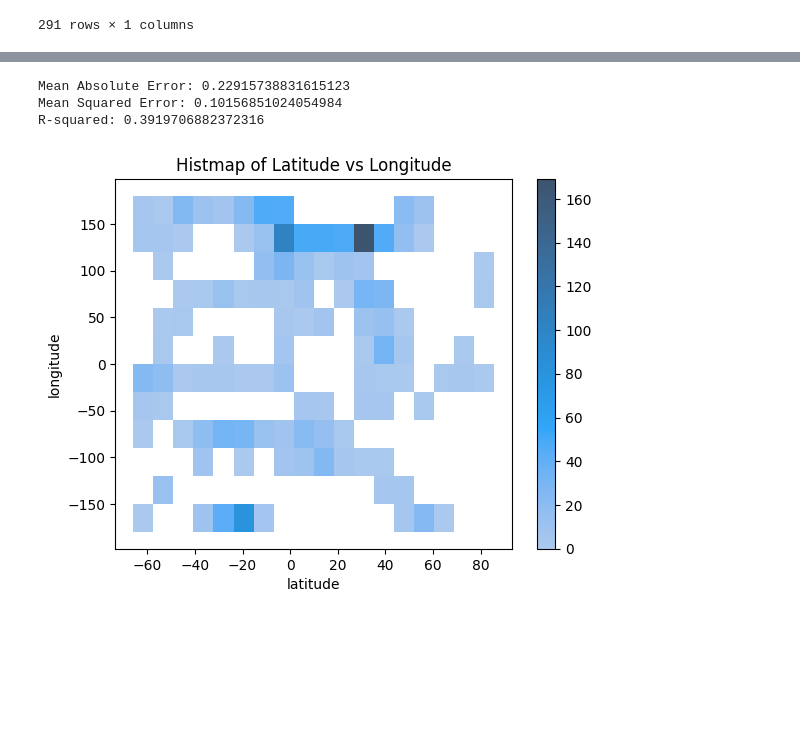
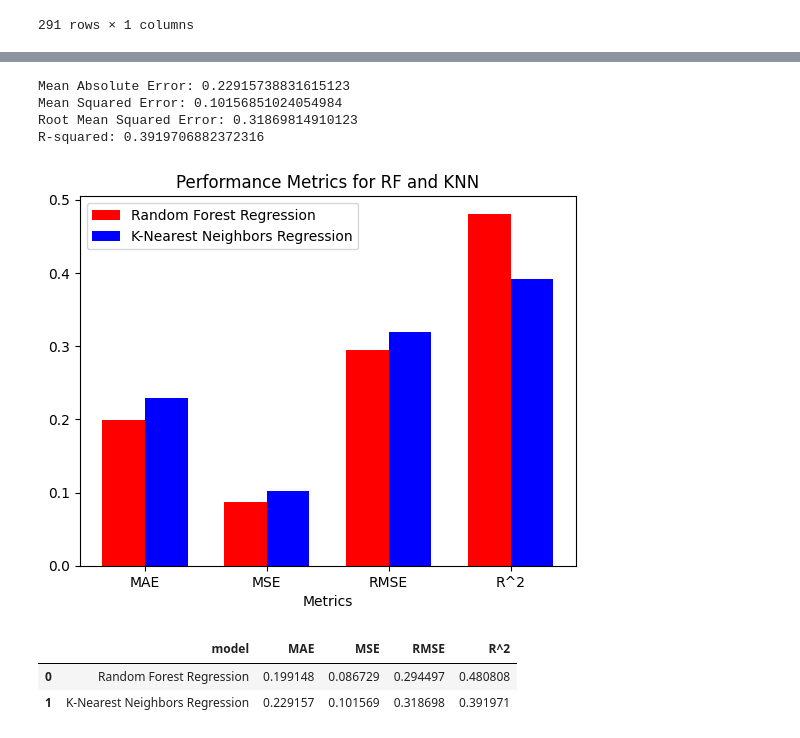
Before and after one commit to Sickachu01/EarthQuakePrediction, a Jupyter notebook: Prediction_Model_EarthQuake.ipynb, the cells around one changed output, grey strips where cells are left out. Drawn from its saved outputs; the diff is of its cells as text; code cells hidden in the pictures; blank space fills up the shorter version.

Commit message:
add model

```diff
--- a/Prediction_Model_EarthQuake.ipynb
+++ b/Prediction_Model_EarthQuake.ipynb
@@ -127,0 +110,3 @@ array([4.758 , 4.873 , 4.543 , 5.121 , 5.756 , 4.908 , 5.634 , 4.837 ,
+# %%
+y_rf_pred = rf.predict(X_test)
+y_rf_pred
@@ -160,5 +166,4 @@ R-squared: 0.4684679056564197
 # %%
 from sklearn.neighbors import KNeighborsRegressor
-model = KNeighborsRegressor(n_neighbors=25)
-model.fit(X_train, y_train)
-y_pred_K = model.predict(X_test)
+knn = KNeighborsRegressor(n_neighbors=25)
+knn.fit(X_train, y_train)
@@ -184,0 +172,3 @@ array([[4.936 ],
+# %%
+y_knn_pred = knn.predict(X_test)
+y_knn_pred
@@ -185,24 +193,51 @@ array([[4.936 ],
 # %%
 from sklearn.metrics import mean_absolute_error, mean_squared_error, r2_score
 
-mae = mean_absolute_error(y_test, y_pred_K)
-mse = mean_squared_error(y_test, y_pred_K)
-r2 = r2_score(y_test, y_pred_K)
+knn_mae = mean_absolute_error(y_test, y_knn_pred)
+knn_mse = mean_squared_error(y_test, y_knn_pred)
+knn_rmse = knn_mse ** 0.5
+knn_r2 = r2_score(y_test, y_knn_pred)
 
-print(f"Mean Absolute Error: {mae}")
-print(f"Mean Squared Error: {mse}")
-print(f"R-squared: {r2}")
+print(f"Mean Absolute Error: {knn_mae}")
+print(f"Mean Squared Error: {knn_mse}")
+print(f"Root Mean Squared Error: {knn_rmse}")
+print(f"R-squared: {knn_r2}")
 # %% [output]
 Mean Absolute Error: 0.22915738831615123
 Mean Squared Error: 0.10156851024054984
+Root Mean Squared Error: 0.31869814910123
 R-squared: 0.3919706882372316
-# %%
-import seaborn as sns
-import matplotlib.pyplot as plt
-
-# สร้างกราฟ histmap
-sns.histplot(data=df, x='latitude', y='longitude', cbar=True)
-plt.title('Histmap of Latitude vs Longitude')
-plt.show()
-# %% [output]
-[figure, removed]
+# %%
+N = 4
+ind = np.arange(N)
+width = 0.35
+
+rf_metrics = [rf_mae, rf_mse, rf_rmse, rf_r2]
+kn_metrics = [knn_mae, knn_mse, knn_rmse, knn_r2]
+
+fig, ax = plt.subplots()
+rects1 = ax.bar(ind, rf_metrics, width, label='Random Forest Regression', color='r')
+rects2 = ax.bar(ind + width, kn_metrics, width, label='K-Nearest Neighbors Regression', color='b')
+
+ax.set_xlabel('Metrics')
+ax.set_title('Performance Metrics for RF and KNN')
+ax.set_xticks(ind + width / 2)
+ax.set_xticklabels(['MAE', 'MSE', 'RMSE', 'R^2'])
+ax.legend()
+
+plt.show()
+# %% [output]
+[figure, added]
+# %%
+data = {'model': ['Random Forest Regression', 'K-Nearest Neighbors Regression'],
+        'MAE': [rf_mae, knn_mae],
+        'MSE': [rf_mse, knn_mse],
+        'RMSE': [rf_rmse, knn_rmse],
+        'R^2': [rf_r2, knn_r2]}
+
+perfomance = pd.DataFrame(data)
+perfomance
+# %% [output]
+|  | model | MAE | MSE | RMSE | R^2 |
+| 0 | Random Forest Regression | 0.199148 | 0.086729 | 0.294497 | 0.480808 |
+| 1 | K-Nearest Neighbors Regression | 0.229157 | 0.101569 | 0.318698 | 0.391971 |
```
Also changed, not shown: parts of 10 cells of this notebook.
